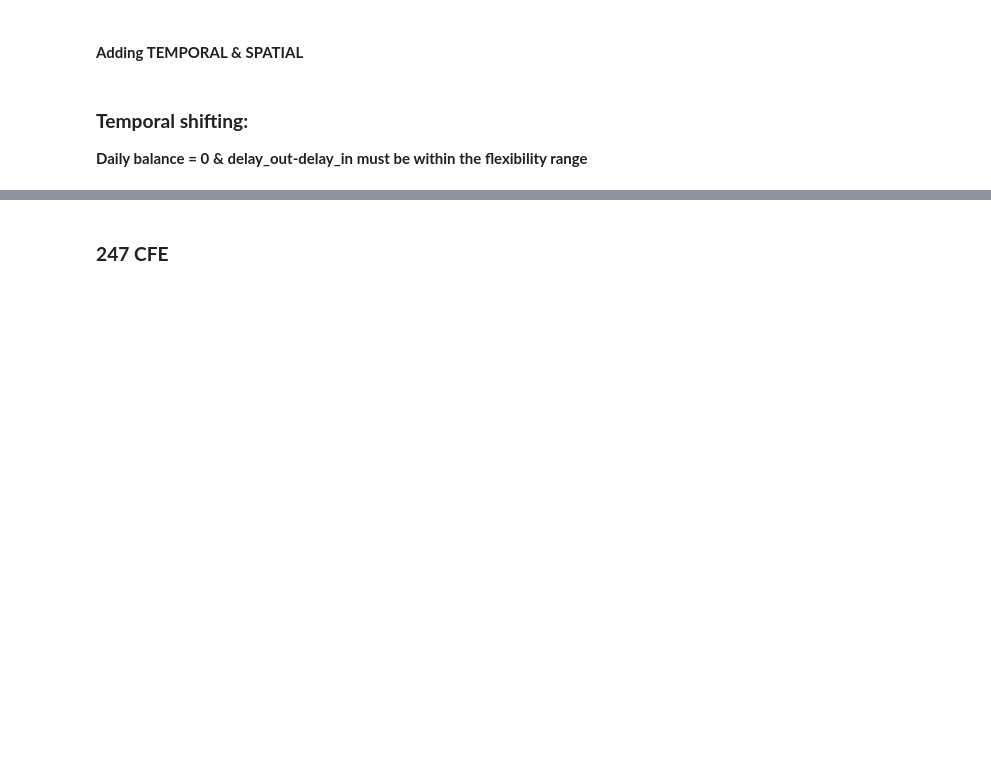
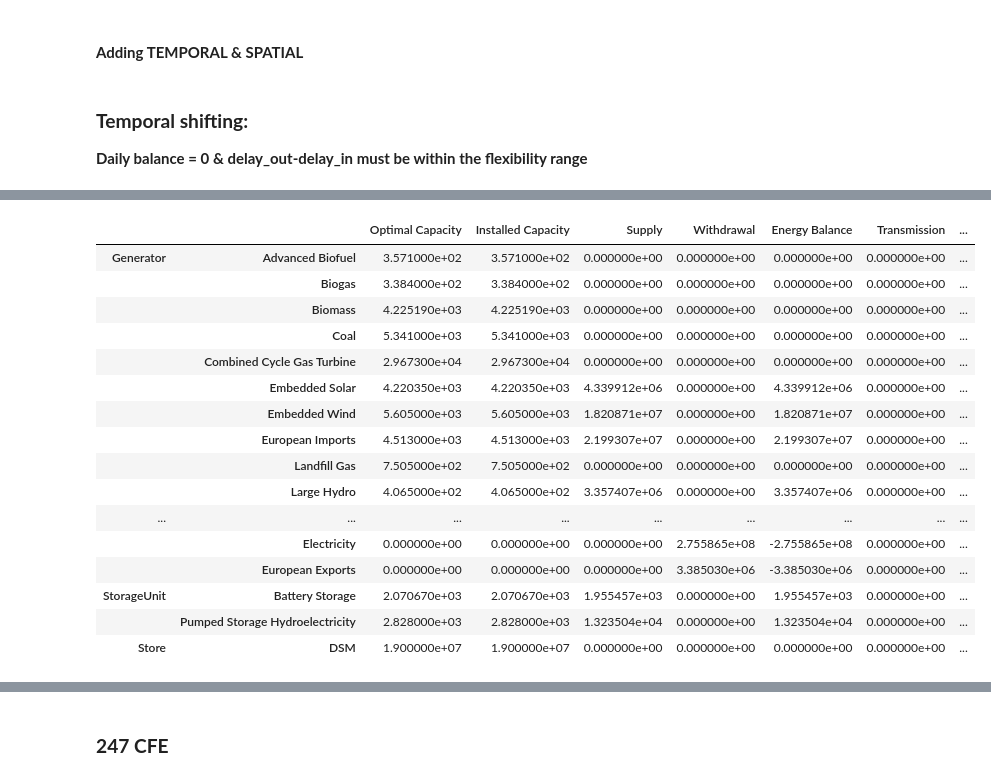
Before and after one commit to marta-uoe/PyPSA-GB-datacentres, a Jupyter notebook: notebooks/Martas_tests.ipynb, the cells around one changed output, grey strips where cells are left out. Cells and saved outputs as stored; diff of their text form; code cells hidden in the pictures; blank space fills up the shorter version.

```diff
--- a/notebooks/Martas_tests.ipynb
+++ b/notebooks/Martas_tests.ipynb
@@ -1124,7 +894,7 @@ def add_dc_temporal_flexibility(base_network: pypsa.Network,
                                   shift_fraction: float = 0.10,
                                   carrier: str = "DSM") -> pd.Series:
     '''
-    Function mirroring the 247CFE approach to temporal load shifting of the load.
+    Function mirroring the 24/7CFE (Riepin et al.) approach to temporal load shifting of the load.
     '''
 
     if carrier not in base_network.carriers.index:
@@ -1159,7 +929,7 @@ def add_dc_spatial_flexibility(base_network: pypsa.Network,
                                carrier: str = "Virtual Link") -> pypsa.Network:
 
     '''
-    Similarly to tmeporal flexibility - approach fully based on 247CFE paper.
+    Similarly to tmeporal flexibility - approach fully based on Riepin et al.'s paper.
     '''
 
     if carrier not in base_network.carriers.index:
@@ -1389,8 +1138,8 @@ def virtual_link_constraints(base_network: pypsa.Network,
         if sent_idx.empty and received_idx.empty:
              continue
 
-        sent = base_network.model["Link-p"].loc[:, sent_idx].sum(dims=["Link"]) if not sent_idx.empty else 0
-        received = base_network.model["Link-p"].loc[:, received_idx].sum(dims=["Link"]) if not received_idx.empty else 0
+        sent = base_network.model["Link-p"].loc[:, sent_idx].sum(dims=["name"]) if not sent_idx.empty else 0
+        received = base_network.model["Link-p"].loc[:, received_idx].sum(dims=["name"]) if not received_idx.empty else 0
         load = base_network.loads_t.p_set[load_name]
 
         rhs_upper = load * (1+delta) - load
@@ -1436,10 +1185,10 @@ def temporal_plus_spatial_constraints(base_network: pypsa.Network,
         if sent_idx.empty and received_idx.empty:
             continue
 
-        sent = base_network.model["Link-p"].loc[:, sent_idx].sum(dims=["Link"]) if not sent_idx.empty else 0
-        received = base_network.model["Link-p"].loc[:, received_idx].sum(dims=["Link"]) if not received_idx.empty else 0
-        delay_in = base_network.model["Link-p"].loc[:,delay_in_idx].sum(dims=["Link"]) if not delay_in_idx.empty else 0
-        delay_out = base_network.model["Link-p"].loc[:,delay_out_idx].sum(dims=["Link"]) if not delay_out_idx.empty else 0
+        sent = base_network.model["Link-p"].loc[:, sent_idx].sum(dims=["name"]) if not sent_idx.empty else 0
+        received = base_network.model["Link-p"].loc[:, received_idx].sum(dims=["name"]) if not received_idx.empty else 0
+        delay_in = base_network.model["Link-p"].loc[:,delay_in_idx].sum(dims=["name"]) if not delay_in_idx.empty else 0
+        delay_out = base_network.model["Link-p"].loc[:,delay_out_idx].sum(dims=["name"]) if not delay_out_idx.empty else 0
 
         load = base_network.loads_t.p_set[load_name]
         rhs_upper = load * (1+delta) - load
@@ -1568,12 +1317,14 @@ def run_flexibility_test(network_name="Q1_zonal", dc_allocation=1, total_dc_gw=4
 
     if mode == "temporal":
         flexible_network = add_dc_temporal_flexibility(base_network = flexible_network, buses=buses, dc_demand_timeseries_mw=dc_demand_timeseries_mw)
-        dsm_extra_functionality = temporal_flexibility_constraints(buses, flexibility_fraction=flexibility_fraction)
+        def dsm_extra_functionality(base_network, snapshots):
+                    temporal_flexibility_constraints(base_network, snapshots, buses=buses, flexibility_fraction=flexibility_fraction)
         flexible_network.optimize(solver_name="gurobi", extra_functionality=dsm_extra_functionality)
 
     elif mode == "spatial":
         flexible_network = add_dc_spatial_flexibility(base_network = flexible_network, buses=buses)
-        vl_extra_functionality = virtual_link_constraints(buses, flexibility_fraction=flexibility_fraction)
+        def vl_extra_functionality(base_network, snapshots):
+            virtual_link_constraints(base_network, snapshots, buses=buses, flexibility_fraction=flexibility_fraction)
         flexible_network.optimize(solver_name="gurobi", extra_functionality=vl_extra_functionality)
 
     elif mode == "both":
@@ -1581,14 +1332,15 @@ def run_flexibility_test(network_name="Q1_zonal", dc_allocation=1, total_dc_gw=4
         flexible_network = add_dc_temporal_flexibility(base_network = flexible_network, buses=buses, dc_demand_timeseries_mw=dc_demand_timeseries_mw)
 
         revert_links(flexible_network)
-        def extra_functionality(base_network, snapshots):
+        def both_extra_functionality(base_network, snapshots):
             temporal_flexibility_constraints(base_network, snapshots, buses=buses, flexibility_fraction=flexibility_fraction)
             virtual_link_constraints(base_network, snapshots, buses=buses, flexibility_fraction=flexibility_fraction)
 
-        flexible_network.optimize(solver_name="gurobi", extra_functionality=extra_functionality)
+        flexible_network.optimize(solver_name="gurobi", extra_functionality=both_extra_functionality)
     else:
         print("Inflexible Data Centre mode")
 
+    flexible_network.links_t.p0[[c for c in flexible_network.links.index if "VCC" in c]].abs().max().max()
 
     print(test_network.objective)
     print(test_network.generators_t.p.sum().sum())   # is any generation actually happening?
@@ -1607,0 +1378,3 @@ NameError: name 'test_network' is not defined
+# %%
+___, optimised_both = run_flexibility_test(network_name="Q1_zonal", dc_allocation=1, total_dc_gw=4,
+             flexibility_fraction=0.1, mode="both")
@@ -1607,0 +1412,20 @@ NameError: name 'test_network' is not defined
+# %%
+optimised_both.statistics()
+# %% [output]
+|  |  | Optimal Capacity | Installed Capacity | Supply | Withdrawal | Energy Balance | Transmission | ... |
+| Generator | Advanced Biofuel | 3.571000e+02 | 3.571000e+02 | 0.000000e+00 | 0.000000e+00 | 0.000000e+00 | 0.000000e+00 | ... |
+|  | Biogas | 3.384000e+02 | 3.384000e+02 | 0.000000e+00 | 0.000000e+00 | 0.000000e+00 | 0.000000e+00 | ... |
+|  | Biomass | 4.225190e+03 | 4.225190e+03 | 0.000000e+00 | 0.000000e+00 | 0.000000e+00 | 0.000000e+00 | ... |
+|  | Coal | 5.341000e+03 | 5.341000e+03 | 0.000000e+00 | 0.000000e+00 | 0.000000e+00 | 0.000000e+00 | ... |
+|  | Combined Cycle Gas Turbine | 2.967300e+04 | 2.967300e+04 | 0.000000e+00 | 0.000000e+00 | 0.000000e+00 | 0.000000e+00 | ... |
+|  | Embedded Solar | 4.220350e+03 | 4.220350e+03 | 4.339912e+06 | 0.000000e+00 | 4.339912e+06 | 0.000000e+00 | ... |
+|  | Embedded Wind | 5.605000e+03 | 5.605000e+03 | 1.820871e+07 | 0.000000e+00 | 1.820871e+07 | 0.000000e+00 | ... |
+|  | European Imports | 4.513000e+03 | 4.513000e+03 | 2.199307e+07 | 0.000000e+00 | 2.199307e+07 | 0.000000e+00 | ... |
+|  | Landfill Gas | 7.505000e+02 | 7.505000e+02 | 0.000000e+00 | 0.000000e+00 | 0.000000e+00 | 0.000000e+00 | ... |
+|  | Large Hydro | 4.065000e+02 | 4.065000e+02 | 3.357407e+06 | 0.000000e+00 | 3.357407e+06 | 0.000000e+00 | ... |
+| ... | ... | ... | ... | ... | ... | ... | ... | ... |
+|  | Electricity | 0.000000e+00 | 0.000000e+00 | 0.000000e+00 | 2.755865e+08 | -2.755865e+08 | 0.000000e+00 | ... |
+|  | European Exports | 0.000000e+00 | 0.000000e+00 | 0.000000e+00 | 3.385030e+06 | -3.385030e+06 | 0.000000e+00 | ... |
+| StorageUnit | Battery Storage | 2.070670e+03 | 2.070670e+03 | 1.955457e+03 | 0.000000e+00 | 1.955457e+03 | 0.000000e+00 | ... |
+|  | Pumped Storage Hydroelectricity | 2.828000e+03 | 2.828000e+03 | 1.323504e+04 | 0.000000e+00 | 1.323504e+04 | 0.000000e+00 | ... |
+| Store | DSM | 1.900000e+07 | 1.900000e+07 | 0.000000e+00 | 0.000000e+00 | 0.000000e+00 | 0.000000e+00 | ... |
```
Also changed, not shown: parts of 42 cells of this notebook, 2 other files.
